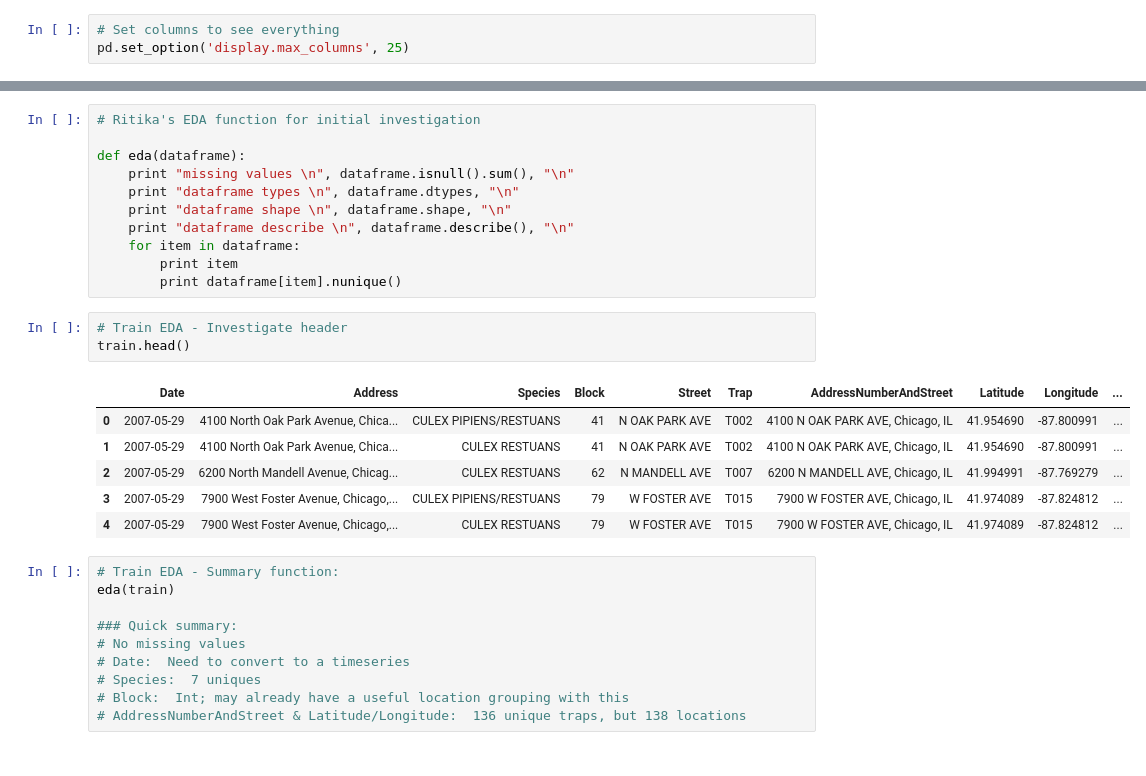
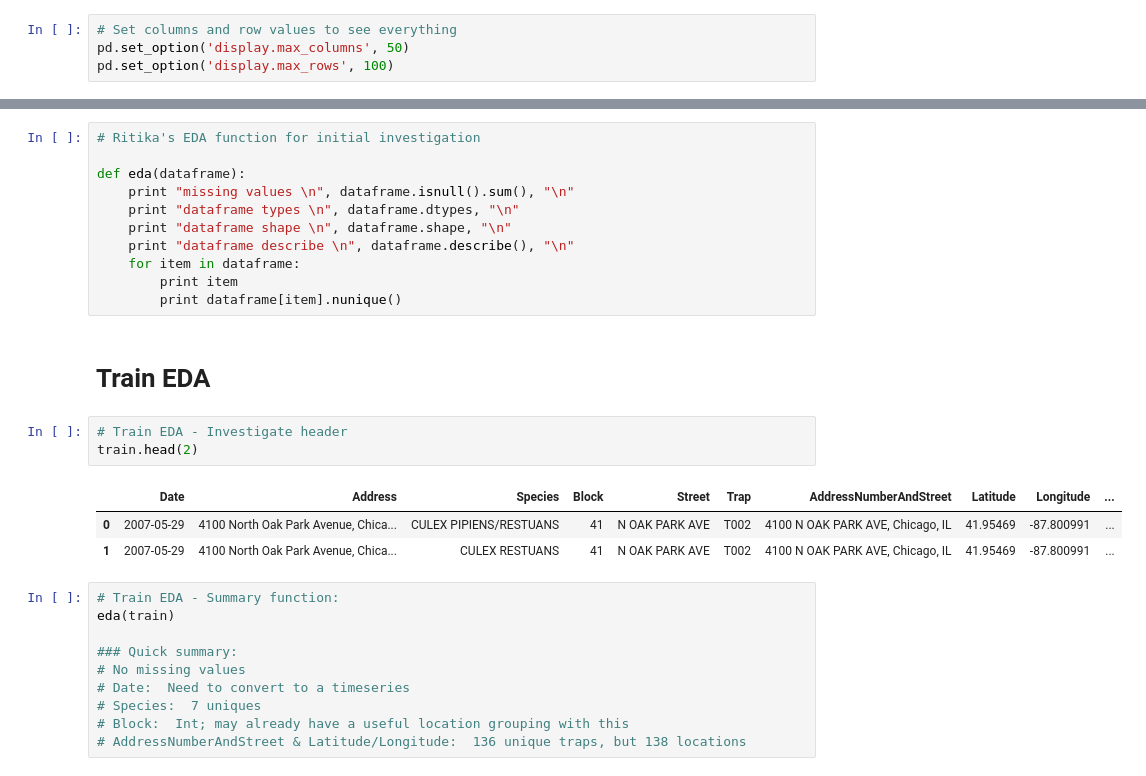
Before and after one commit to joshsparks/DSI-Kaggle, a Jupyter notebook: code/Import files.ipynb, the cells around one changed output, grey strips where cells are left out. Saved outputs shown, nothing was run; the diff lists cells and outputs as text.

```diff
--- a/code/Import files.ipynb
+++ b/code/Import files.ipynb
@@ -10,8 +10,9 @@ test = pd.read_csv('../assets/test.csv')
 weather = pd.read_csv('../assets/weather.csv')
 spray = pd.read_csv('../assets/spray.csv')
 # %%
-# Set columns to see everything
-pd.set_option('display.max_columns', 25)
+# Set columns and row values to see everything
+pd.set_option('display.max_columns', 50)
+pd.set_option('display.max_rows', 100)
 # %%
 # Check out each header
 print train.columns
@@ -47,16 +48,15 @@ def eda(dataframe):
     for item in dataframe:
         print item
         print dataframe[item].nunique()
+# %% [markdown]
+# Train EDA
 # %%
 # Train EDA - Investigate header
-train.head()
+train.head(2)
 # %% [output]
 |  | Date | Address | Species | Block | Street | Trap | AddressNumberAndStreet | Latitude | Longitude | ... |
-| 0 | 2007-05-29 | 4100 North Oak Park Avenue, Chica... | CULEX PIPIENS/RESTUANS | 41 | N OAK PARK AVE | T002 | 4100 N OAK PARK AVE, Chicago, IL | 41.954690 | -87.800991 | ... |
-| 1 | 2007-05-29 | 4100 North Oak Park Avenue, Chica... | CULEX RESTUANS | 41 | N OAK PARK AVE | T002 | 4100 N OAK PARK AVE, Chicago, IL | 41.954690 | -87.800991 | ... |
-| 2 | 2007-05-29 | 6200 North Mandell Avenue, Chicag... | CULEX RESTUANS | 62 | N MANDELL AVE | T007 | 6200 N MANDELL AVE, Chicago, IL | 41.994991 | -87.769279 | ... |
-| 3 | 2007-05-29 | 7900 West Foster Avenue, Chicago,... | CULEX PIPIENS/RESTUANS | 79 | W FOSTER AVE | T015 | 7900 W FOSTER AVE, Chicago, IL | 41.974089 | -87.824812 | ... |
-| 4 | 2007-05-29 | 7900 West Foster Avenue, Chicago,... | CULEX RESTUANS | 79 | W FOSTER AVE | T015 | 7900 W FOSTER AVE, Chicago, IL | 41.974089 | -87.824812 | ... |
+| 0 | 2007-05-29 | 4100 North Oak Park Avenue, Chica... | CULEX PIPIENS/RESTUANS | 41 | N OAK PARK AVE | T002 | 4100 N OAK PARK AVE, Chicago, IL | 41.95469 | -87.800991 | ... |
+| 1 | 2007-05-29 | 4100 North Oak Park Avenue, Chica... | CULEX RESTUANS | 41 | N OAK PARK AVE | T002 | 4100 N OAK PARK AVE, Chicago, IL | 41.95469 | -87.800991 | ... |
 # %%
 # Train EDA - Summary function:
 eda(train)
```
Also changed, not shown: parts of 48 cells of this notebook.
